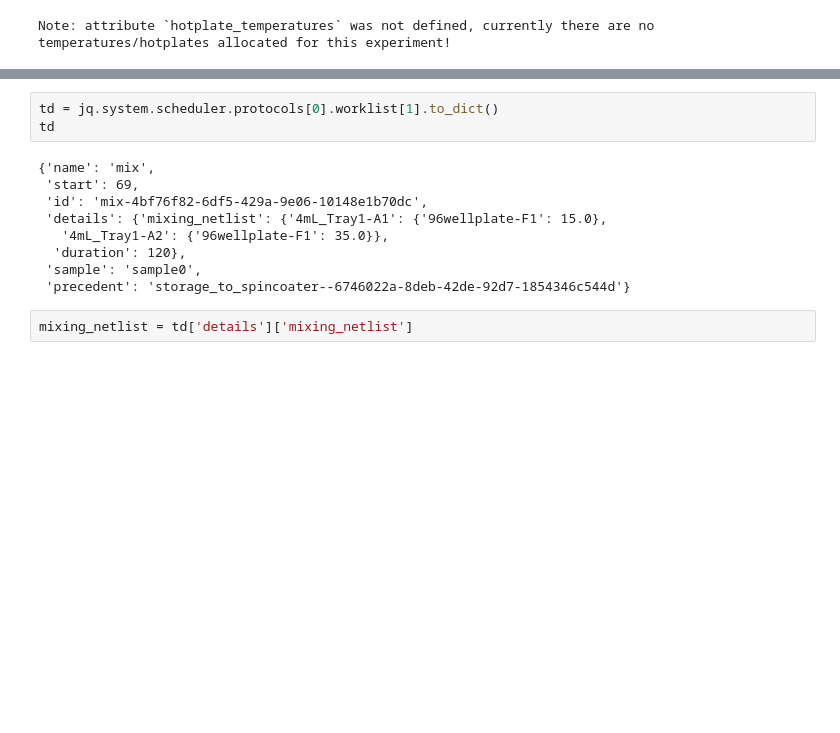
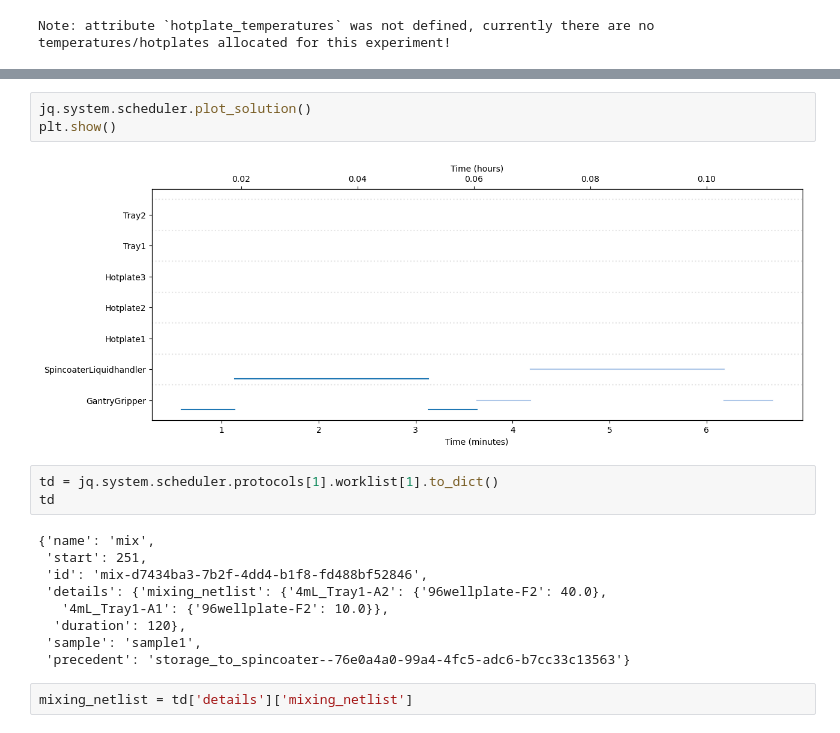
Before and after one commit to fenning-research-group/PASCAL, a Jupyter notebook: frgpascal/Examples/Closed Loop Mixing/20220405 Closed Loop WBG Anneal.ipynb, the cells around one changed output, grey strips where cells are left out. Cells and saved outputs as stored; diff of their text form; blank space fills up the shorter version.

```diff
--- a/frgpascal/Examples/Closed Loop Mixing/20220405 Closed Loop WBG Anneal.ipynb
+++ b/frgpascal/Examples/Closed Loop Mixing/20220405 Closed Loop WBG Anneal.ipynb
@@ -236,15 +241,20 @@ AttributeError: 'ThisQueue' object has no attribute 'sample_info_folder'
+# %%
+jq.system.scheduler.plot_solution()
+plt.show()
+# %% [output]
+[figure, added]
 # %%
-td = jq.system.scheduler.protocols[0].worklist[1].to_dict()
+td = jq.system.scheduler.protocols[1].worklist[1].to_dict()
 td
 # %% [output]
 {'name': 'mix',
- 'start': 69,
- 'id': 'mix-4bf76f82-6df5-429a-9e06-10148e1b70dc',
- 'details': {'mixing_netlist': {'4mL_Tray1-A1': {'96wellplate-F1': 15.0},
-   '4mL_Tray1-A2': {'96wellplate-F1': 35.0}},
+ 'start': 251,
+ 'id': 'mix-d7434ba3-7b2f-4dd4-b1f8-fd488bf52846',
+ 'details': {'mixing_netlist': {'4mL_Tray1-A2': {'96wellplate-F2': 40.0},
+   '4mL_Tray1-A1': {'96wellplate-F2': 10.0}},
   'duration': 120},
- 'sample': 'sample0',
- 'precedent': 'storage_to_spincoater--6746022a-8deb-42de-92d7-1854346c544d'}
+ 'sample': 'sample1',
+ 'precedent': 'storage_to_spincoater--76e0a4a0-99a4-4fc5-adc6-b7cc33c13563'}
 # %%
 mixing_netlist = td['details']['mixing_netlist']
 # %%
```
Also changed, not shown: parts of 3 cells of this notebook, 2 other files.
